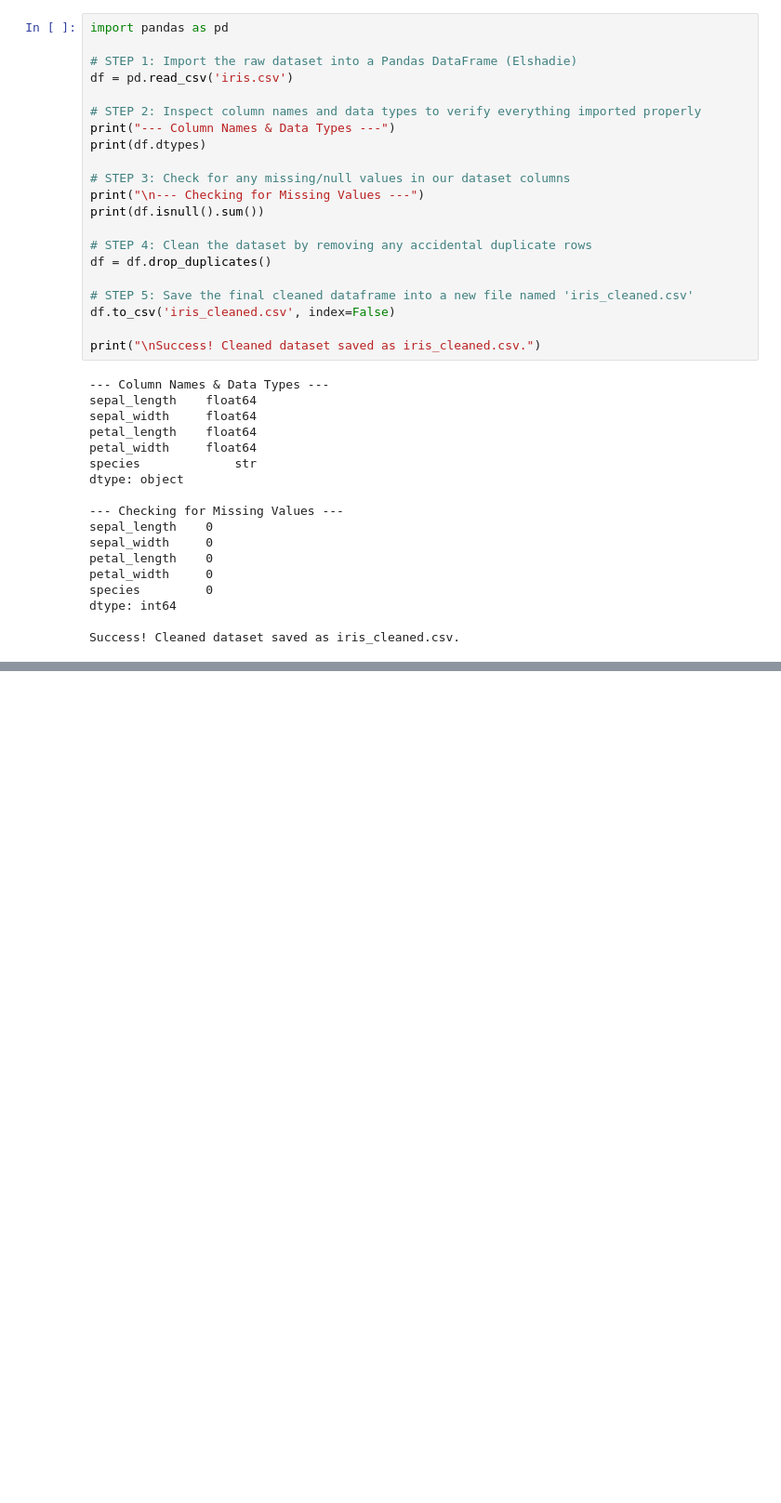
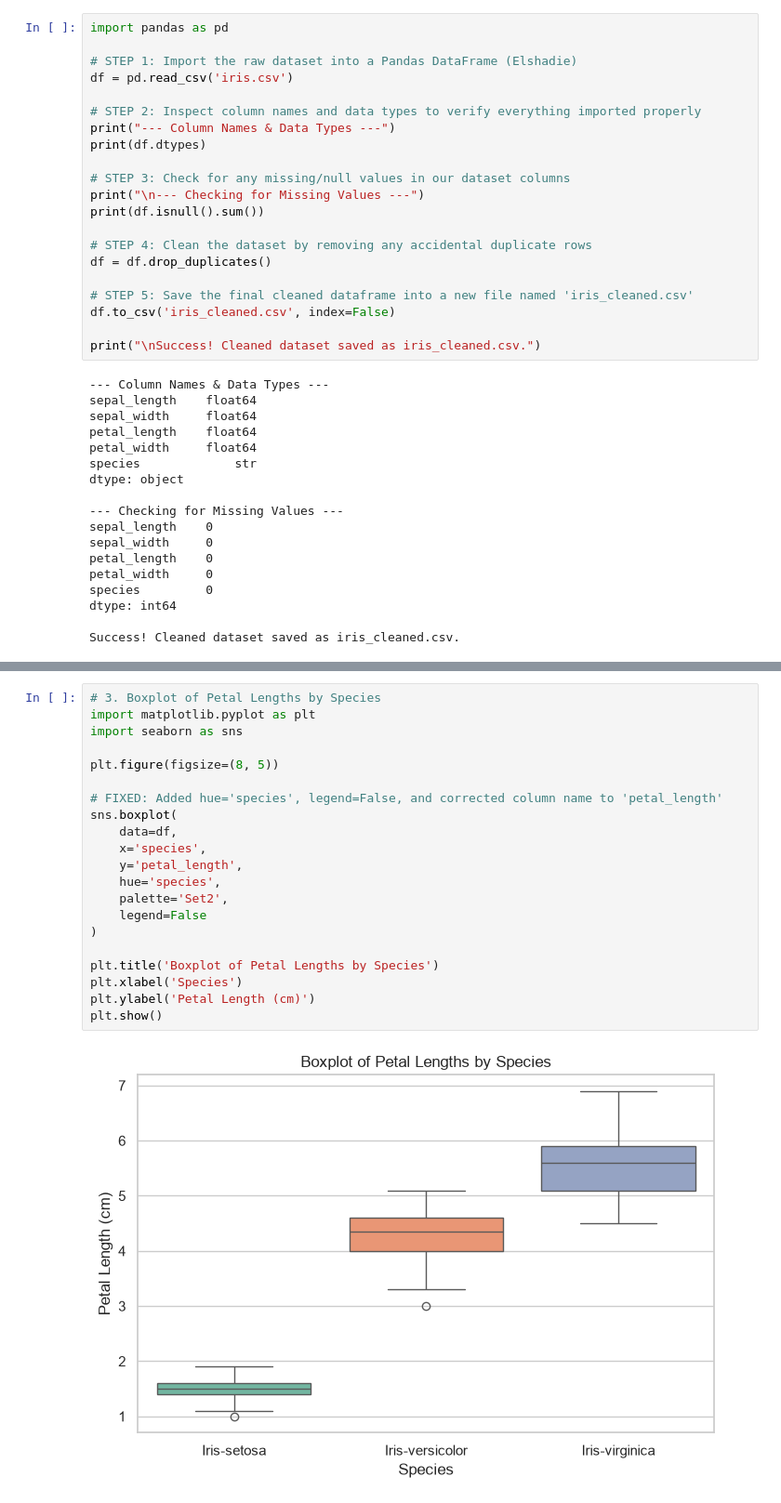
Before and after one commit to HKaurp27/iris-analysis-groupA, a Jupyter notebook: PythonFiles/Main_Iris_project.ipynb, the cells around one changed output, grey strips where cells are left out. Shown at 93% size. Saved outputs shown, nothing was run; the diff lists cells and outputs as text; blank space fills up the shorter version.

```diff
--- a/PythonFiles/Main_Iris_project.ipynb
+++ b/PythonFiles/Main_Iris_project.ipynb
@@ -175,0 +300,23 @@ Success! Cleaned dataset saved as iris_cleaned.csv.
+# %%
+# 3. Boxplot of Petal Lengths by Species
+import matplotlib.pyplot as plt
+import seaborn as sns
+
+plt.figure(figsize=(8, 5))
+
+# FIXED: Added hue='species', legend=False, and corrected column name to 'petal_length'
+sns.boxplot(
+    data=df,
+    x='species',
+    y='petal_length',
+    hue='species',
+    palette='Set2',
+    legend=False
+)
+
+plt.title('Boxplot of Petal Lengths by Species')
+plt.xlabel('Species')
+plt.ylabel('Petal Length (cm)')
+plt.show()
+# %% [output]
+[figure, added]
```
Also changed, not shown: parts of 14 cells of this notebook.
